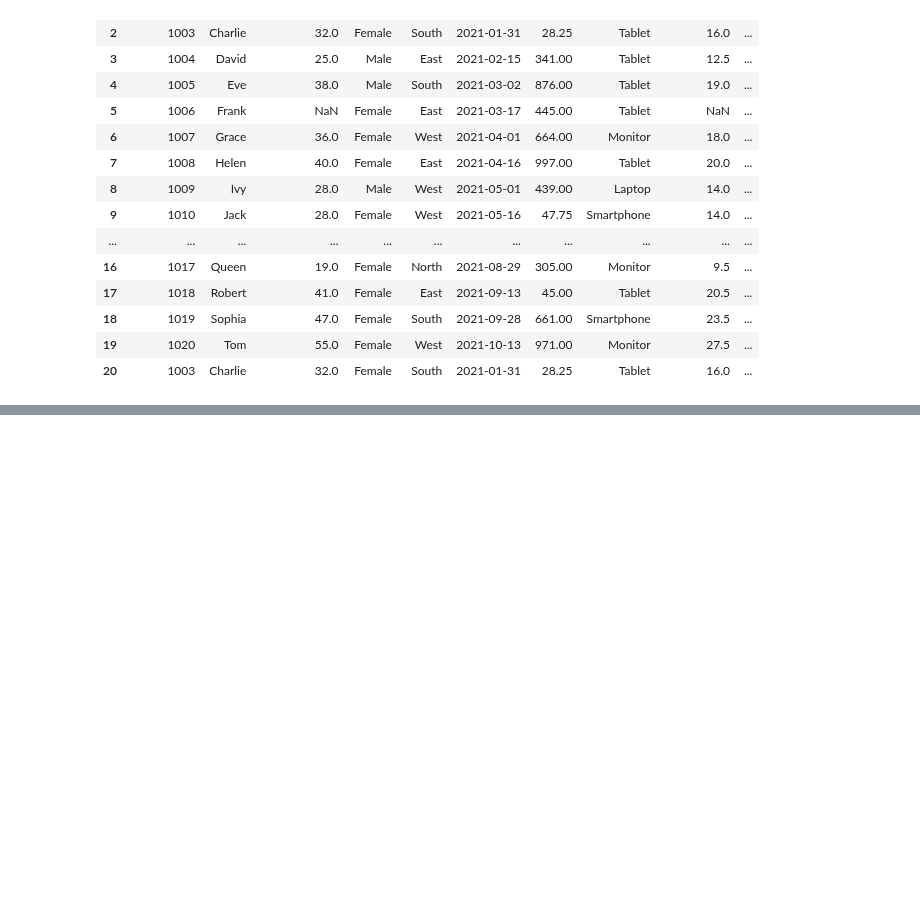
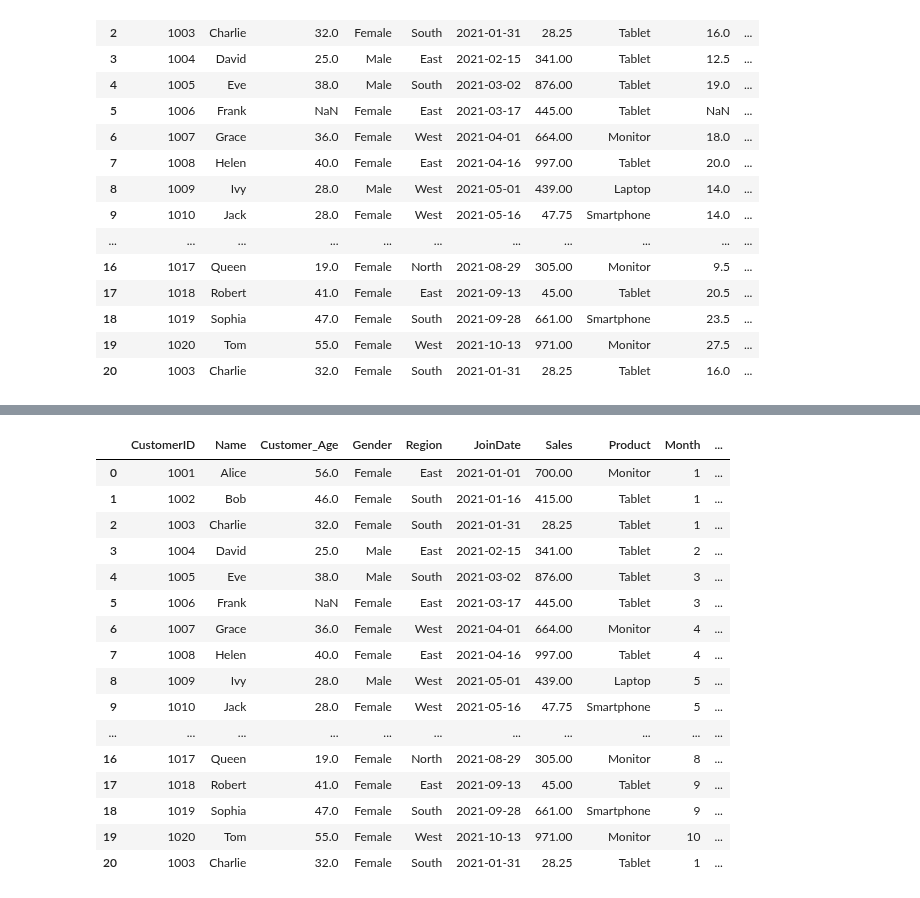
Before and after one commit to HenryHai0407/Web_Scraping_Python, a Jupyter notebook: pandas/pd3.ipynb, the cells around one changed output, grey strips where cells are left out. Saved outputs shown, nothing was run; the diff lists cells and outputs as text; code cells hidden in the pictures; blank space fills up the shorter version.

```diff
--- a/pandas/pd3.ipynb
+++ b/pandas/pd3.ipynb
@@ -117,0 +140,6 @@ df
+# %%
+# Work with DateTime
+df2['JoinDate'] = pd.to_datetime(df2['JoinDate'])
+df2['Year'] = df2['JoinDate'].dt.year
+df2['Month'] = df2['JoinDate'].dt.month
+df2.info()
@@ -117,0 +166,4 @@ df
+# %%
+# Use Timedelta to add 5 days more to the current JoinDate
+df2['JoinDate+5'] = df2['JoinDate'] + pd.Timedelta(days=5)
+df2
@@ -117,0 +188,4 @@ df
+# %%
+# Create Sales Category
+df2['Sales_Category'] = df2['Sales'].map(lambda x: 'High Sales' if x > 350 else 'Low Sales')
+df2
@@ -117,0 +210,23 @@ df
+# %%
+# Drop unnecessary columns
+df3 = df2.drop(columns=['Age_div_def','JoinDate+5','Unique_ID','Year'])
+# %%
+df3
+# %% [output]
+|  | CustomerID | Name | Customer_Age | Gender | Region | JoinDate | Sales | Product | Month | ... |
+| 0 | 1001 | Alice | 56.0 | Female | East | 2021-01-01 | 700.00 | Monitor | 1 | ... |
+| 1 | 1002 | Bob | 46.0 | Female | South | 2021-01-16 | 415.00 | Tablet | 1 | ... |
+| 2 | 1003 | Charlie | 32.0 | Female | South | 2021-01-31 | 28.25 | Tablet | 1 | ... |
+| 3 | 1004 | David | 25.0 | Male | East | 2021-02-15 | 341.00 | Tablet | 2 | ... |
+| 4 | 1005 | Eve | 38.0 | Male | South | 2021-03-02 | 876.00 | Tablet | 3 | ... |
+| 5 | 1006 | Frank | NaN | Female | East | 2021-03-17 | 445.00 | Tablet | 3 | ... |
+| 6 | 1007 | Grace | 36.0 | Female | West | 2021-04-01 | 664.00 | Monitor | 4 | ... |
+| 7 | 1008 | Helen | 40.0 | Female | East | 2021-04-16 | 997.00 | Tablet | 4 | ... |
+| 8 | 1009 | Ivy | 28.0 | Male | West | 2021-05-01 | 439.00 | Laptop | 5 | ... |
+| 9 | 1010 | Jack | 28.0 | Female | West | 2021-05-16 | 47.75 | Smartphone | 5 | ... |
+| ... | ... | ... | ... | ... | ... | ... | ... | ... | ... | ... |
+| 16 | 1017 | Queen | 19.0 | Female | North | 2021-08-29 | 305.00 | Monitor | 8 | ... |
+| 17 | 1018 | Robert | 41.0 | Female | East | 2021-09-13 | 45.00 | Tablet | 9 | ... |
+| 18 | 1019 | Sophia | 47.0 | Female | South | 2021-09-28 | 661.00 | Smartphone | 9 | ... |
+| 19 | 1020 | Tom | 55.0 | Female | West | 2021-10-13 | 971.00 | Monitor | 10 | ... |
+| 20 | 1003 | Charlie | 32.0 | Female | South | 2021-01-31 | 28.25 | Tablet | 1 | ... |
```
Also changed, not shown: parts of 11 cells of this notebook.
